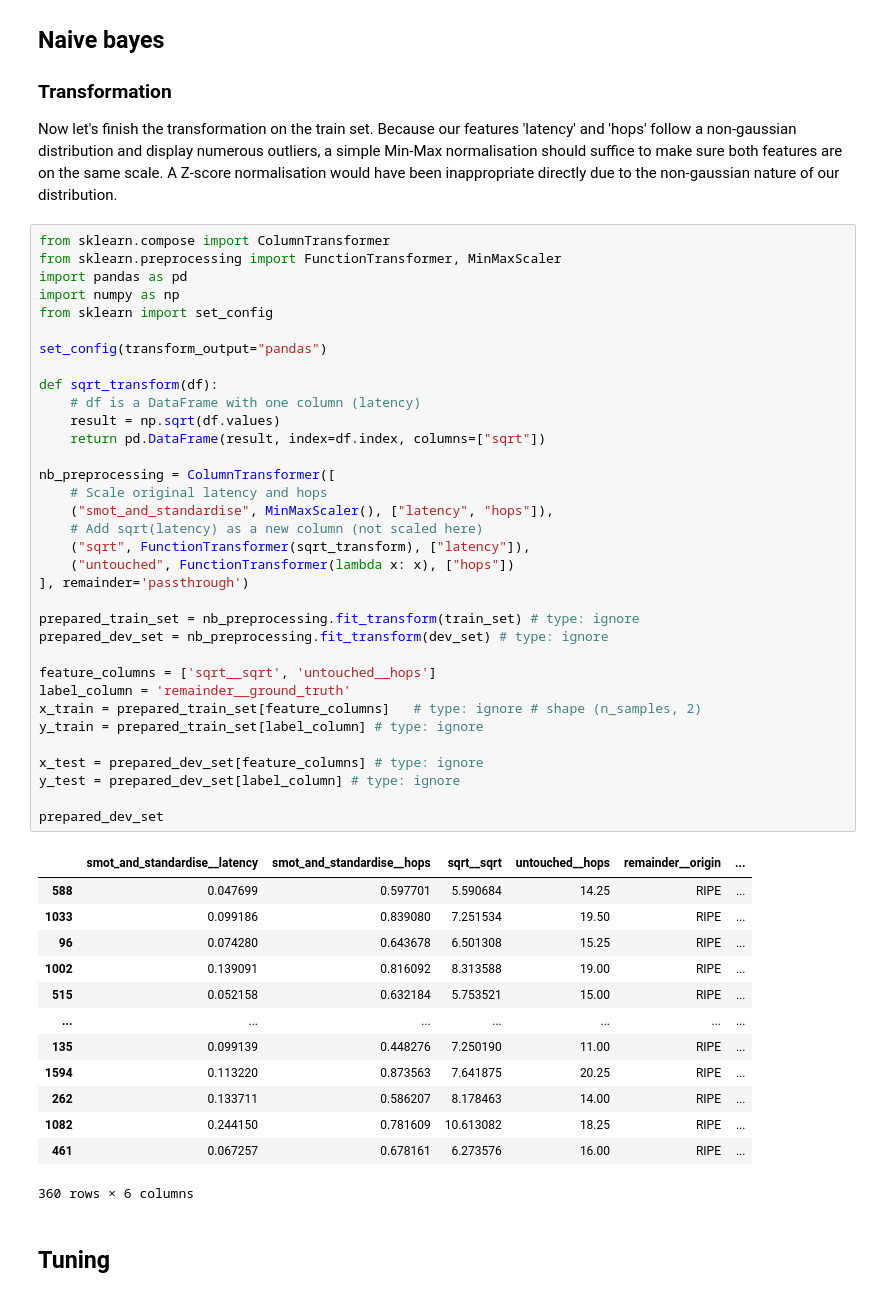
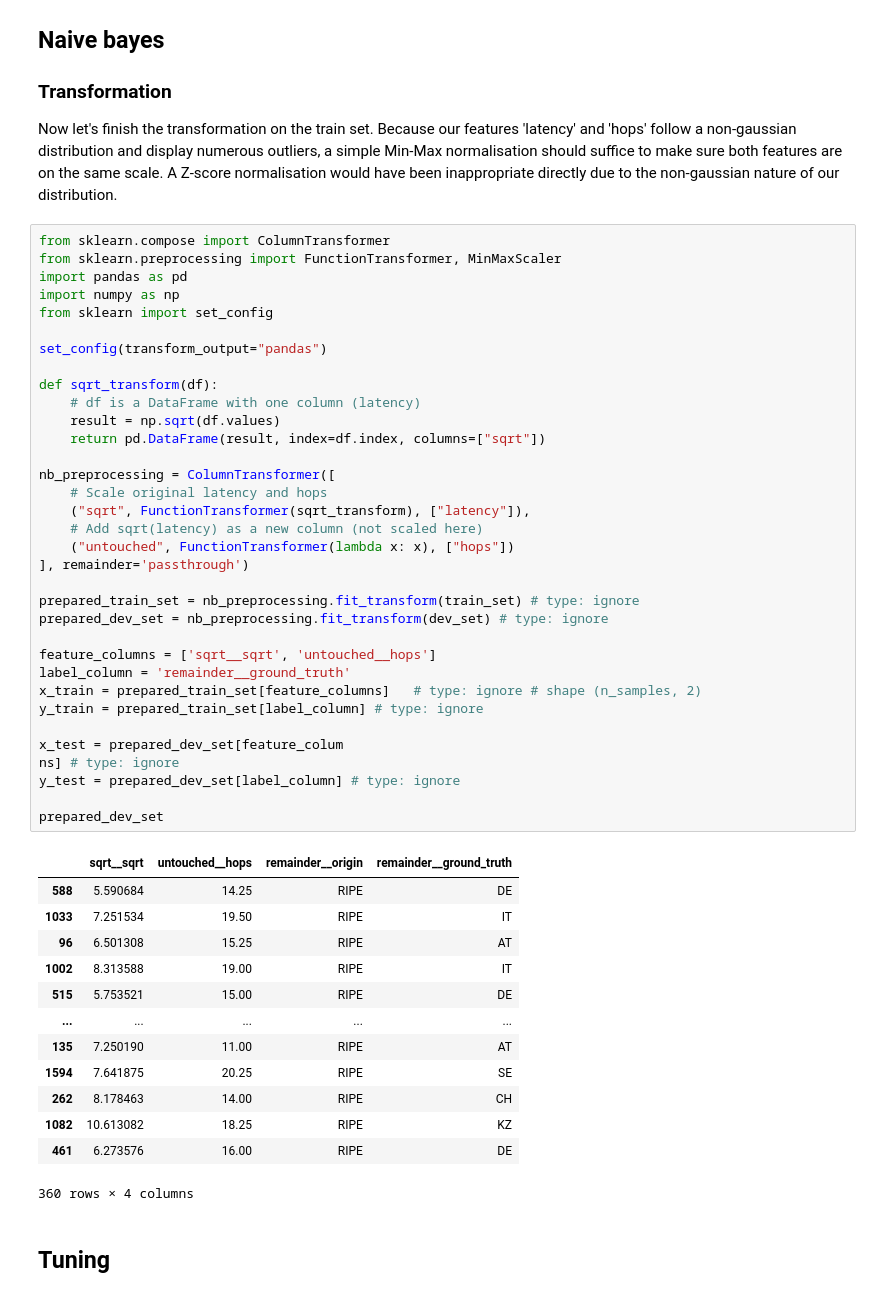
Before and after one commit to rtafurthgarcia/COM763-Assignment, a Jupyter notebook: train.ipynb, the cells around one changed output. Saved outputs shown, nothing was run; the diff lists cells and outputs as text.

```diff
--- a/train.ipynb
+++ b/train.ipynb
@@ -77,49 +77,49 @@ from sklearn.compose import ColumnTransformer
 from sklearn.preprocessing import FunctionTransformer, MinMaxScaler
 import pandas as pd
 import numpy as np
 from sklearn import set_config
 
 set_config(transform_output="pandas")
 
 def sqrt_transform(df):
     # df is a DataFrame with one column (latency)
     result = np.sqrt(df.values)
     return pd.DataFrame(result, index=df.index, columns=["sqrt"])
 
 nb_preprocessing = ColumnTransformer([
     # Scale original latency and hops
-    ("smot_and_standardise", MinMaxScaler(), ["latency", "hops"]),
+    ("sqrt", FunctionTransformer(sqrt_transform), ["latency"]),
     # Add sqrt(latency) as a new column (not scaled here)
-    ("sqrt", FunctionTransformer(sqrt_transform), ["latency"]),
     ("untouched", FunctionTransformer(lambda x: x), ["hops"])
 ], remainder='passthrough')
 
 prepared_train_set = nb_preprocessing.fit_transform(train_set) # type: ignore
 prepared_dev_set = nb_preprocessing.fit_transform(dev_set) # type: ignore
 
 feature_columns = ['sqrt__sqrt', 'untouched__hops']
 label_column = 'remainder__ground_truth'
 x_train = prepared_train_set[feature_columns]   # type: ignore # shape (n_samples, 2)
 y_train = prepared_train_set[label_column] # type: ignore
 
-x_test = prepared_dev_set[feature_columns] # type: ignore
+x_test = prepared_dev_set[feature_colum
+ns] # type: ignore
 y_test = prepared_dev_set[label_column] # type: ignore
 
 prepared_dev_set
 # %% [output]
-|  | smot_and_standardise__latency | smot_and_standardise__hops | sqrt__sqrt | untouched__hops | remainder__origin | ... |
-| 588 | 0.047699 | 0.597701 | 5.590684 | 14.25 | RIPE | ... |
-| 1033 | 0.099186 | 0.839080 | 7.251534 | 19.50 | RIPE | ... |
-| 96 | 0.074280 | 0.643678 | 6.501308 | 15.25 | RIPE | ... |
-| 1002 | 0.139091 | 0.816092 | 8.313588 | 19.00 | RIPE | ... |
-| 515 | 0.052158 | 0.632184 | 5.753521 | 15.00 | RIPE | ... |
-| ... | ... | ... | ... | ... | ... | ... |
-| 135 | 0.099139 | 0.448276 | 7.250190 | 11.00 | RIPE | ... |
-| 1594 | 0.113220 | 0.873563 | 7.641875 | 20.25 | RIPE | ... |
-| 262 | 0.133711 | 0.586207 | 8.178463 | 14.00 | RIPE | ... |
-| 1082 | 0.244150 | 0.781609 | 10.613082 | 18.25 | RIPE | ... |
-| 461 | 0.067257 | 0.678161 | 6.273576 | 16.00 | RIPE | ... |
+|  | sqrt__sqrt | untouched__hops | remainder__origin | remainder__ground_truth |
+| 588 | 5.590684 | 14.25 | RIPE | DE |
+| 1033 | 7.251534 | 19.50 | RIPE | IT |
+| 96 | 6.501308 | 15.25 | RIPE | AT |
+| 1002 | 8.313588 | 19.00 | RIPE | IT |
+| 515 | 5.753521 | 15.00 | RIPE | DE |
+| ... | ... | ... | ... | ... |
+| 135 | 7.250190 | 11.00 | RIPE | AT |
+| 1594 | 7.641875 | 20.25 | RIPE | SE |
+| 262 | 8.178463 | 14.00 | RIPE | CH |
+| 1082 | 10.613082 | 18.25 | RIPE | KZ |
+| 461 | 6.273576 | 16.00 | RIPE | DE |
-360 rows × 6 columns
+360 rows × 4 columns
 # %% [markdown]
 ## Tuning
 # %%
```
Also changed, not shown: parts of 9 cells of this notebook, 3 other files.
